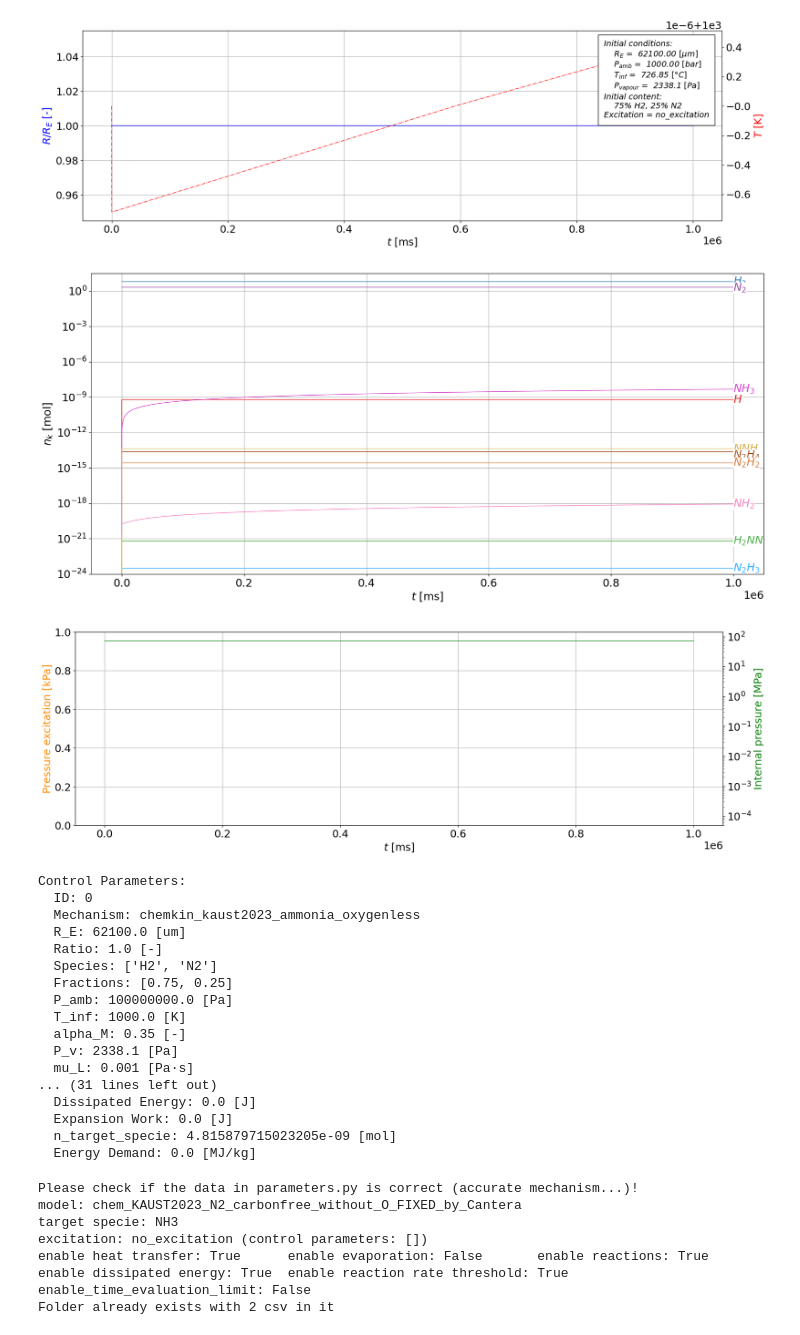
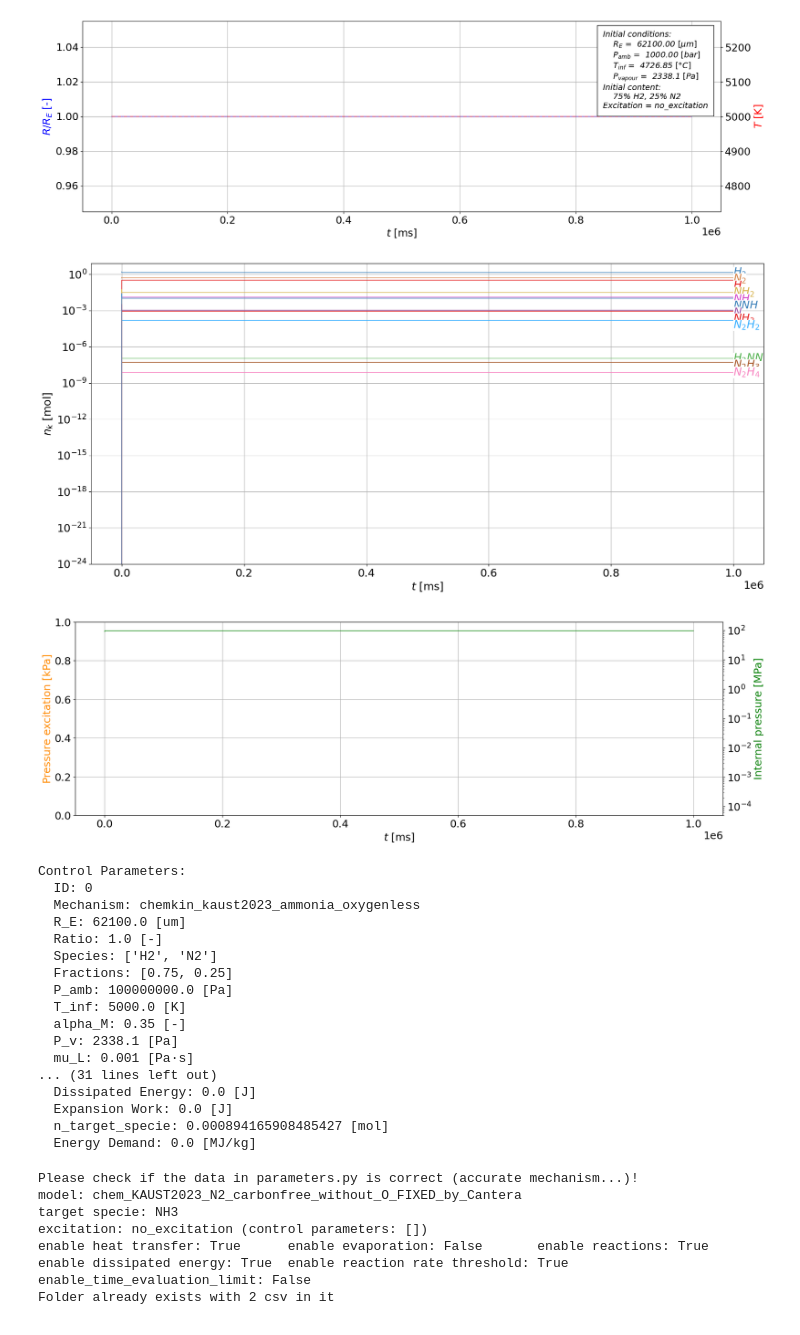
Before and after one commit to kozakaron/Bubble_dynamics_simulation_CPP, a Jupyter notebook: python_run.ipynb, the cells around one changed output. Drawn from its saved outputs; the diff is of its cells as text; code cells hidden in the pictures.

Commit message:
Set option const_T

```diff
--- a/python_run.ipynb
+++ b/python_run.ipynb
@@ -11,7 +11,7 @@ cpar = {'ID': 0,
  'species': ['H2','N2'],#['H2','N2','O2','AR','HE','H2O'],#['N2H3','O','NH2','NO','H'],
  'fractions': [0.75,0.25],#[0.25,0.20,0.05,0.07,0.12,0.31],#[0.3,0.25,0.2,0.15,0.1],
  'P_amb': 1000.0e5,#101325.0,
- 'T_inf': 1000.0,#298.15,
+ 'T_inf': 5000.0,#298.15,
  'alpha_M': 0.35,
  'P_v': 2338.1,
  'mu_L': 0.001,
@@ -33,7 +33,8 @@ cpar = {'ID': 0,
  'rows': 1,
  'cols': 1,
  'file_name': 'test.csv', #'output_01.csv',#'output_50.csv'
- 'const_V' : 1      # 0: V is not constant, 1: V is constant";
+ 'const_V' : 1,      # 0: V is not constant, 1: V is constant";
+ 'const_T' : 1 # 0: T is not constant, 1: T is constant";
        }
 print(cpar['file_name'])
 print('Please check, where you R_dotdot read in from!')
@@ -49,8 +50,8 @@ ps['R_E'] = {"type": "Const", "value": 0.0621}#40.0e-6}
 ps['ratio'] = {"type": "Const", "value": 1.0}
 ps['species'] = ['H2','N2']
 ps['fractions'] = [0.75,0.25]
-ps['P_amb'] =  {"type":"LogRange","start":1.0e5,"end":1.0e10,"num_steps":2}#{"type": "Const", "value": 1.0e5}
-ps['T_inf'] =  {"type":"LinearRange","start":1000,"end":6000,"num_steps":2}#{"type": "Const", "value": 298.15}
+ps['P_amb'] =  {"type":"LogRange","start":1.0e5,"end":1.0e10,"num_steps":200}#{"type": "Const", "value": 1.0e5}
+ps['T_inf'] =  {"type":"LinearRange","start":1000,"end":6000,"num_steps":200}#{"type": "Const", "value": 298.15}
 ps['alpha_M'] = {"type": "Const", "value": 0.35}
 ps['P_v'] = {"type": "Const", "value": 2338.1}
 ps['mu_L'] = {"type": "Const", "value": 0.001}
@@ -76,12 +77,13 @@ ps['rows'] = {"type": "Const", "value": 1.0}
 ps['cols'] = {"type": "Const", "value": 1.0}
 ps['file_name'] = 'test.csv'
 ps['const_V'] = {"type": "Const", "value": 1.0}
+ps['const_T'] = {"type": "Const", "value": 1.0}
 
 #api.run_parameter_study(ps,save_directory='par_study')
 
 #datas=api.read_parameter_study('par_study1/')
 
-#api.run_parameter_study(ps,t_max=1000.0,timeout=3000.0) #,save_directory='par_study'
+api.run_parameter_study(ps,t_max=1.0,timeout=3000.0) #,save_directory='par_study'
 
-#datas=api.read_parameter_study('par_study1/')
+datas=api.read_parameter_study('par_study1/')
 # %% [output]
@@ -99,5 +100,5 @@ Please check, where you R_dotdot read in from!
-[figure, old version]
+[figure, new version]
-[figure, old version]
+[figure, new version]
 [figure]
 Control Parameters:
   ID: 0
@@ -107,14 +108,14 @@ Control Parameters:
   Species: ['H2', 'N2']
   Fractions: [0.75, 0.25]
   P_amb: 100000000.0 [Pa]
-  T_inf: 1000.0 [K]
+  T_inf: 5000.0 [K]
   alpha_M: 0.35 [-]
   P_v: 2338.1 [Pa]
   mu_L: 0.001 [Pa·s]
 ... (31 lines left out)
   Dissipated Energy: 0.0 [J]
   Expansion Work: 0.0 [J]
-  n_target_specie: 4.815879715023205e-09 [mol]
+  n_target_specie: 0.000894165908485427 [mol]
   Energy Demand: 0.0 [MJ/kg]
 # %%
 api.run_parameter_study(ps,t_max=1.0e-7,timeout=3000.0) #,save_directory='par_study'
```
Also changed, not shown: parts of 1 cell of this notebook, 39 other files.
